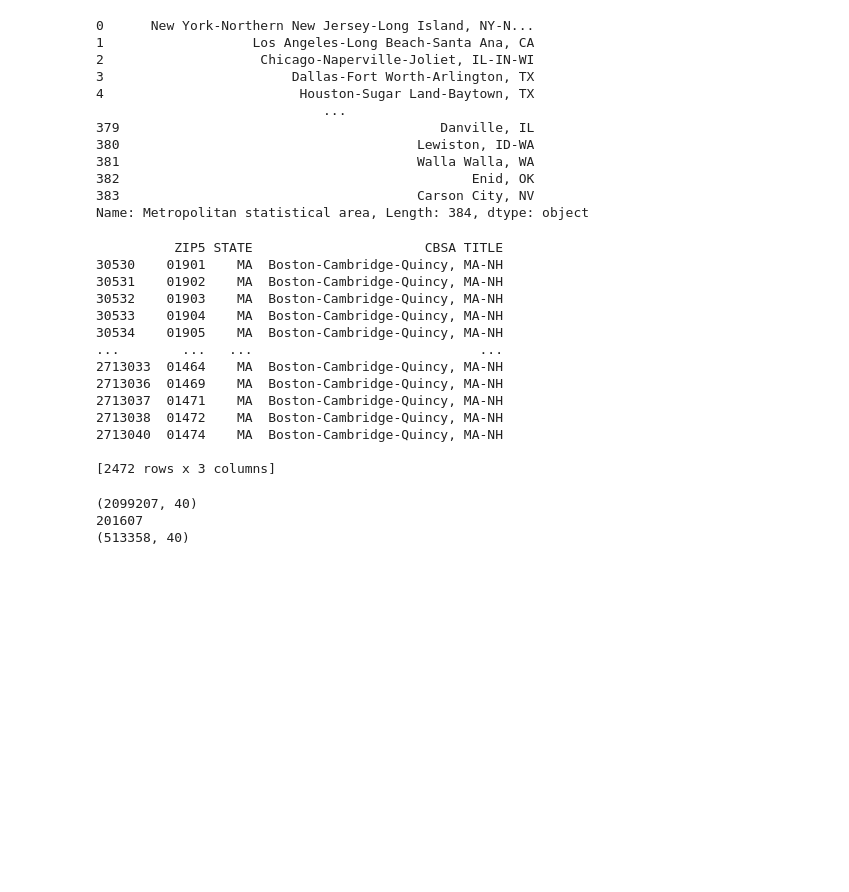
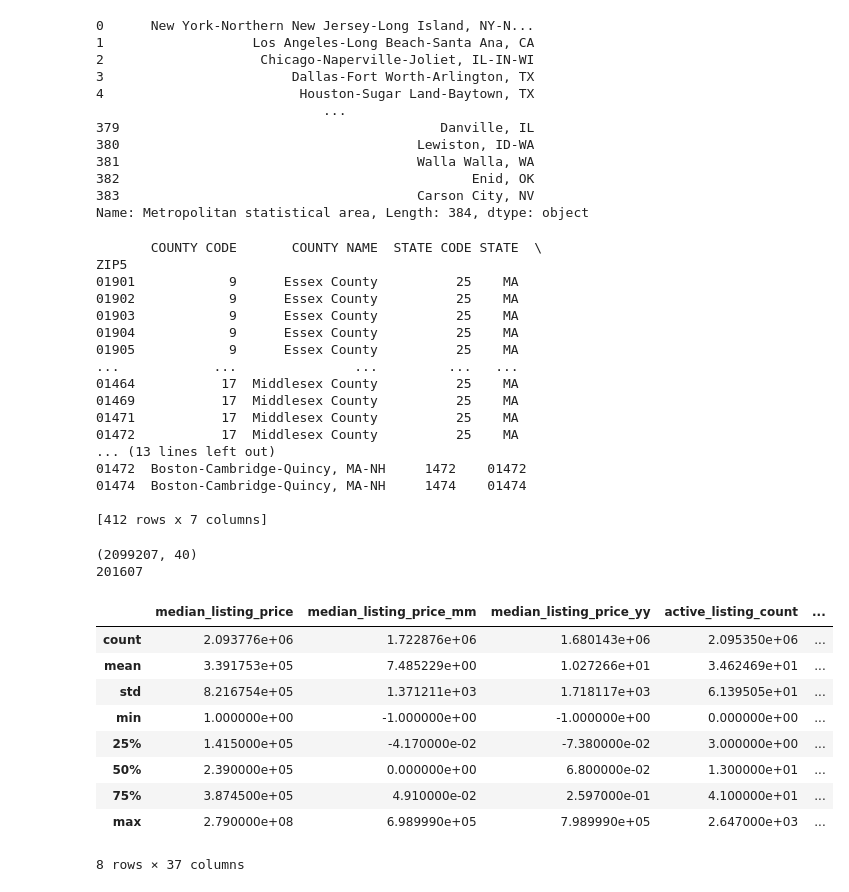
Before and after one commit to curdferguson/dash_realtor, a Jupyter notebook: data_wrangle.ipynb, the cells around one changed output. Cells and saved outputs as stored; diff of their text form; code cells hidden in the pictures; blank space fills up the shorter version.

Commit message:
update and add state_files dataset

```diff
--- a/data_wrangle.ipynb
+++ b/data_wrangle.ipynb
@@ -48,33 +69,38 @@ Name: Metropolitan statistical area, Length: 384, dtype: object
 msa_lookup = msa_list.loc[msa_list['Rank'] <= 100, 'Metropolitan statistical area']
 
 zip_msa1 = zip_msa[(zip_msa['CBSA TITLE'].isin(msa_lookup))]
-zip_msa1 = zip_msa1.loc[:, ['ZIP5', 'STATE', 'CBSA TITLE']]
+zip_msa1 = zip_msa1.loc[:, ['ZIP5', 'COUNTY CODE', 'COUNTY NAME', 'STATE CODE', 'STATE', 'CBSA TITLE']]
 zip_msa1['CBSA TITLE'] = [x.replace('--', '-') for x in zip_msa1['CBSA TITLE']]
+zip_msa1['zip_num'] = zip_msa1['ZIP5']
 zip_msa1['ZIP5'] = [str(i) for i in zip_msa1['ZIP5']]
 zip_msa1.loc[zip_msa1['ZIP5'].str.len() == 3, 'ZIP5'] = ['00' + i for i in zip_msa1.loc[zip_msa1['ZIP5'].str.len() == 3, 'ZIP5']]
 zip_msa1.loc[zip_msa1['ZIP5'].str.len() == 4, 'ZIP5'] = ['0' + i for i in zip_msa1.loc[zip_msa1['ZIP5'].str.len() == 4, 'ZIP5']]
+zip_msa1['zip_code'] = zip_msa1['ZIP5']
 
 #print(zip_msa1['CBSA TITLE'].unique())
 #print(len(zip_msa1['CBSA TITLE'].unique()))
 #zip_msa1['ZIP5'].unique()
 
-zip_lookup = zip_msa1.loc[:, 'ZIP5']
+zip_msa1 = zip_msa1.drop_duplicates().set_index('ZIP5')
 
 print(zip_msa1[zip_msa1['CBSA TITLE'].str.contains('Boston')])
 # %% [output]
-          ZIP5 STATE                      CBSA TITLE
-30530    01901    MA  Boston-Cambridge-Quincy, MA-NH
-30531    01902    MA  Boston-Cambridge-Quincy, MA-NH
-30532    01903    MA  Boston-Cambridge-Quincy, MA-NH
-30533    01904    MA  Boston-Cambridge-Quincy, MA-NH
-30534    01905    MA  Boston-Cambridge-Quincy, MA-NH
-...        ...   ...                             ...
-2713033  01464    MA  Boston-Cambridge-Quincy, MA-NH
-2713036  01469    MA  Boston-Cambridge-Quincy, MA-NH
-2713037  01471    MA  Boston-Cambridge-Quincy, MA-NH
-2713038  01472    MA  Boston-Cambridge-Quincy, MA-NH
-2713040  01474    MA  Boston-Cambridge-Quincy, MA-NH
+       COUNTY CODE       COUNTY NAME  STATE CODE STATE  \
+ZIP5
+01901            9      Essex County          25    MA
+01902            9      Essex County          25    MA
+01903            9      Essex County          25    MA
+01904            9      Essex County          25    MA
+01905            9      Essex County          25    MA
+...            ...               ...         ...   ...
+01464           17  Middlesex County          25    MA
+01469           17  Middlesex County          25    MA
+01471           17  Middlesex County          25    MA
+01472           17  Middlesex County          25    MA
+... (13 lines left out)
+01472  Boston-Cambridge-Quincy, MA-NH     1472    01472
+01474  Boston-Cambridge-Quincy, MA-NH     1474    01474
 
-[2472 rows x 3 columns]
+[412 rows x 7 columns]
 # %%
 rdc_core = pd.read_csv("data/RDC_Inventory_Core_Metrics_Zip_History.csv", header=0, delimiter=",", encoding="utf-8", low_memory=False)
@@ -82,14 +107,19 @@ rdc_hotness = pd.read_csv("data/RDC_Inventory_Hotness_Metrics_Zip_History.csv",
 # %%
 #print(rdc_core.head(10))
 print(rdc_core.shape)
 print(rdc_core['month_date_yyyymm'].min())
 
-rdc_core = rdc_core[(rdc_core['postal_code'] != ' please contact economics@realtor.com for more details.')]
-rdc_core['month_date_yyyymm'] = rdc_core['month_date_yyyymm'].astype(int)
-
-rdc_core = rdc_core[(rdc_core['month_date_yyyymm'] >= 201901) & (rdc_core['postal_code'].isin(zip_lookup))].drop([''])
-print(rdc_core.shape)
+rdc_core.describe()
 # %% [output]
 (2099207, 40)
 201607
-(513358, 40)
+|  | median_listing_price | median_listing_price_mm | median_listing_price_yy | active_listing_count | ... |
+| count | 2.093776e+06 | 1.722876e+06 | 1.680143e+06 | 2.095350e+06 | ... |
+| mean | 3.391753e+05 | 7.485229e+00 | 1.027266e+01 | 3.462469e+01 | ... |
+| std | 8.216754e+05 | 1.371211e+03 | 1.718117e+03 | 6.139505e+01 | ... |
+| min | 1.000000e+00 | -1.000000e+00 | -1.000000e+00 | 0.000000e+00 | ... |
+| 25% | 1.415000e+05 | -4.170000e-02 | -7.380000e-02 | 3.000000e+00 | ... |
+| 50% | 2.390000e+05 | 0.000000e+00 | 6.800000e-02 | 1.300000e+01 | ... |
+| 75% | 3.874500e+05 | 4.910000e-02 | 2.597000e-01 | 4.100000e+01 | ... |
+| max | 2.790000e+08 | 6.989990e+05 | 7.989990e+05 | 2.647000e+03 | ... |
+8 rows × 37 columns
```
Also changed, not shown: parts of 7 cells of this notebook, 7 other files.
